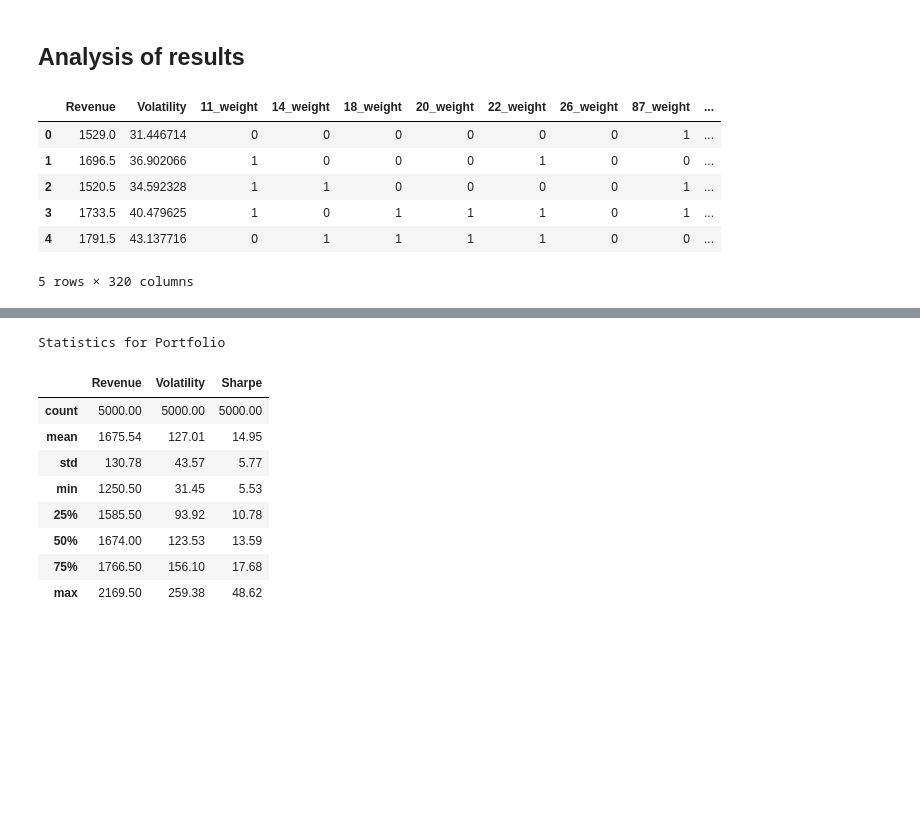
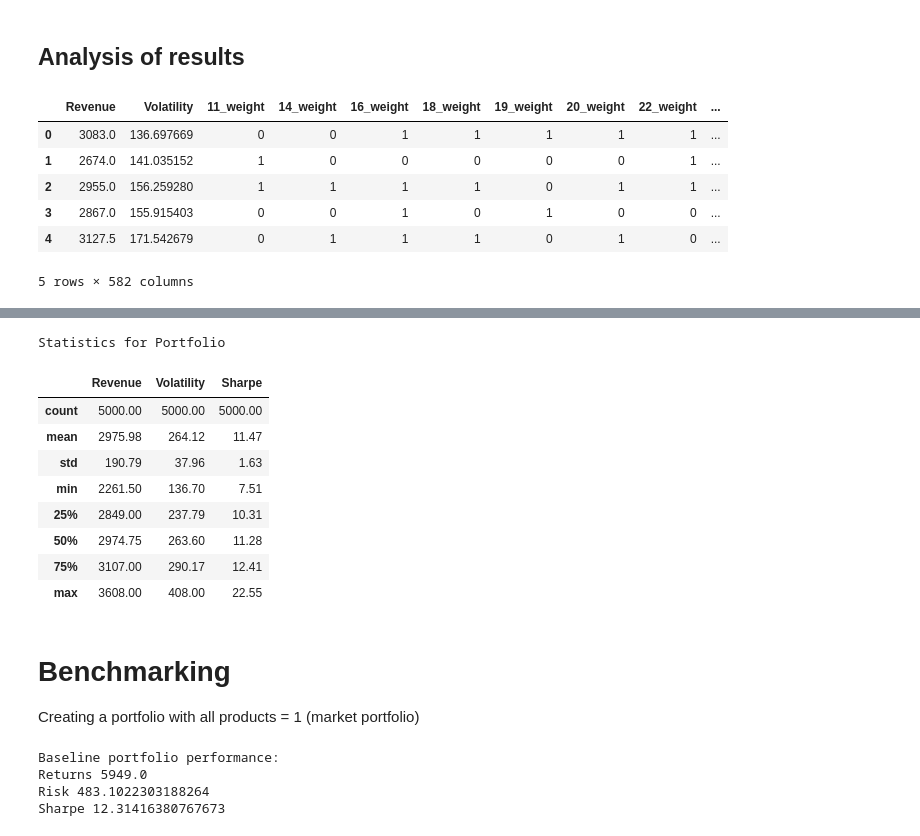
Before and after one commit to lmao420blazeit/vinted-streamlit-container, a Jupyter notebook: notebooks/markowitz.ipynb, the cells around one changed output, grey strips where cells are left out. Drawn from its saved outputs; the diff is of its cells as text; code cells hidden in the pictures; blank space fills up the shorter version.

```diff
--- a/notebooks/markowitz.ipynb
+++ b/notebooks/markowitz.ipynb
@@ -69,19 +69,21 @@ def load_credentials(path = "aws_rds_credentials.json"):
 
      return
 
-time_interval = 30 #days
+time_interval = 90 #days
 
 load_credentials()
 
 aws_rds_url = f"postgresql://{os.environ['user']}:{os.environ['password']}@{os.environ['host']}:{os.environ['port']}/{os.environ['database']}?sslmode=require"
 
 engine = create_engine(aws_rds_url)
-sql_query = f"""WITH catalogs AS (
-                    SELECT catalog_id
-                    FROM public.tracking_staging
-                    WHERE date >= CURRENT_DATE - INTERVAL '{time_interval} days'
-                    GROUP BY catalog_id
-                    HAVING COUNT(DISTINCT date) > 15
+sql_query = f"""
+               WITH catalogs AS (
+               SELECT catalog_id
+               FROM public.tracking_staging
+               WHERE date >= CURRENT_DATE - INTERVAL '{time_interval} days'
+               GROUP BY catalog_id
+               HAVING COUNT(DISTINCT date) > 5
+                    AND COUNT(DISTINCT date) > {time_interval * 0.35}
                )
                SELECT PERCENTILE_DISC(0.5) WITHIN GROUP (ORDER BY price_numeric) as price, catalog_id, date
                FROM public.tracking_staging
@@ -324,13 +326,13 @@ fig
 top_5_port = portfolio.sort_values("Sharpe", ascending=False).reset_index(drop= True).head(5)
 top_5_port
 # %% [output]
-|  | Revenue | Volatility | 11_weight | 14_weight | 18_weight | 20_weight | 22_weight | 26_weight | 87_weight | ... |
-| 0 | 1529.0 | 31.446714 | 0 | 0 | 0 | 0 | 0 | 0 | 1 | ... |
-| 1 | 1696.5 | 36.902066 | 1 | 0 | 0 | 0 | 1 | 0 | 0 | ... |
-| 2 | 1520.5 | 34.592328 | 1 | 1 | 0 | 0 | 0 | 0 | 1 | ... |
-| 3 | 1733.5 | 40.479625 | 1 | 0 | 1 | 1 | 1 | 0 | 1 | ... |
-| 4 | 1791.5 | 43.137716 | 0 | 1 | 1 | 1 | 1 | 0 | 0 | ... |
+|  | Revenue | Volatility | 11_weight | 14_weight | 16_weight | 18_weight | 19_weight | 20_weight | 22_weight | ... |
+| 0 | 3083.0 | 136.697669 | 0 | 0 | 1 | 1 | 1 | 1 | 1 | ... |
+| 1 | 2674.0 | 141.035152 | 1 | 0 | 0 | 0 | 0 | 0 | 1 | ... |
+| 2 | 2955.0 | 156.259280 | 1 | 1 | 1 | 1 | 0 | 1 | 1 | ... |
+| 3 | 2867.0 | 155.915403 | 0 | 0 | 1 | 0 | 1 | 0 | 0 | ... |
+| 4 | 3127.5 | 171.542679 | 0 | 1 | 1 | 1 | 0 | 1 | 0 | ... |
-5 rows × 320 columns
+5 rows × 582 columns
 # %%
 # Create heatmap using Plotly
 fig = go.Figure(data=go.Heatmap(
@@ -352,21 +354,47 @@ fig
 # %%
 statistics = portfolio[["Revenue", "Volatility", "Sharpe"]].describe()
 
 # Style the DataFrame
 styled_statistics = statistics.style \
     .format("{:.2f}") \
     .set_caption("Statistics for Portfolio") \
     .set_table_styles([{'selector': 'caption', 'props': [('color', 'red'), ('font-size', '16px')]}])
 
 styled_statistics
+
+line_returns = top_5_port.drop([["Revenue", "Volatility", "Sharpe"]], axis = 1)[0]
+line_returns
 # %% [output]
 Statistics for Portfolio
 |  | Revenue | Volatility | Sharpe |
 | count | 5000.00 | 5000.00 | 5000.00 |
-| mean | 1675.54 | 127.01 | 14.95 |
-| std | 130.78 | 43.57 | 5.77 |
-| min | 1250.50 | 31.45 | 5.53 |
-| 25% | 1585.50 | 93.92 | 10.78 |
-| 50% | 1674.00 | 123.53 | 13.59 |
-| 75% | 1766.50 | 156.10 | 17.68 |
-| max | 2169.50 | 259.38 | 48.62 |
+| mean | 2975.98 | 264.12 | 11.47 |
+| std | 190.79 | 37.96 | 1.63 |
+| min | 2261.50 | 136.70 | 7.51 |
+| 25% | 2849.00 | 237.79 | 10.31 |
+| 50% | 2974.75 | 263.60 | 11.28 |
+| 75% | 3107.00 | 290.17 | 12.41 |
+| max | 3608.00 | 408.00 | 22.55 |
+# %% [markdown]
+# Benchmarking
+
+Creating a portfolio with all products = 1 (market portfolio)
+# %%
+from scipy.stats import linregress
+
+# benchmarking
+
+weights = np.random.randint(1, 2, size=num_assets)
+# the returns of the portfolio is the matrix multiplication between (weights,)*(,expected_returns)
+returns = np.dot(weights, data.median())
+# portfolio variance is the double sum of covariance between assets as in the formula
+var = var_matrix.mul(weights, axis=0).mul(weights, axis=1).sum().sum()
+std = np.sqrt(var)
+sharpe = returns/std
+
+print(f"Baseline portfolio performance: \nReturns {returns}\nRisk {std}\nSharpe {sharpe}")
+# %% [output]
+Baseline portfolio performance:
+Returns 5949.0
+Risk 483.1022303188264
+Sharpe 12.31416380767673
```
Also changed, not shown: parts of 10 cells of this notebook, 5 other files.
